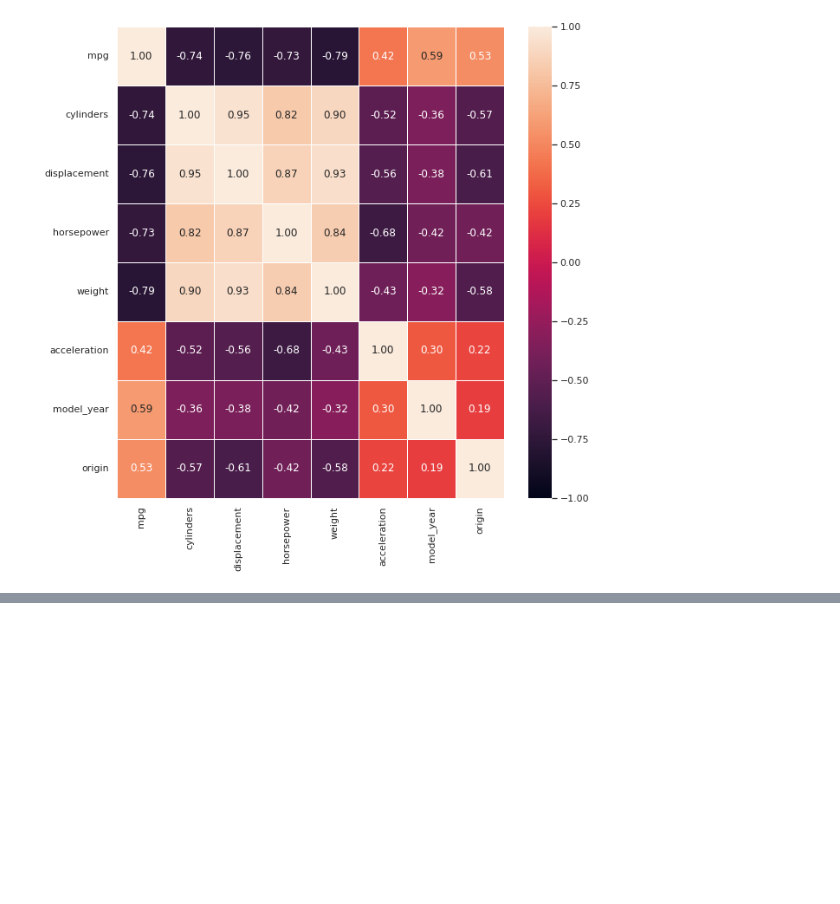
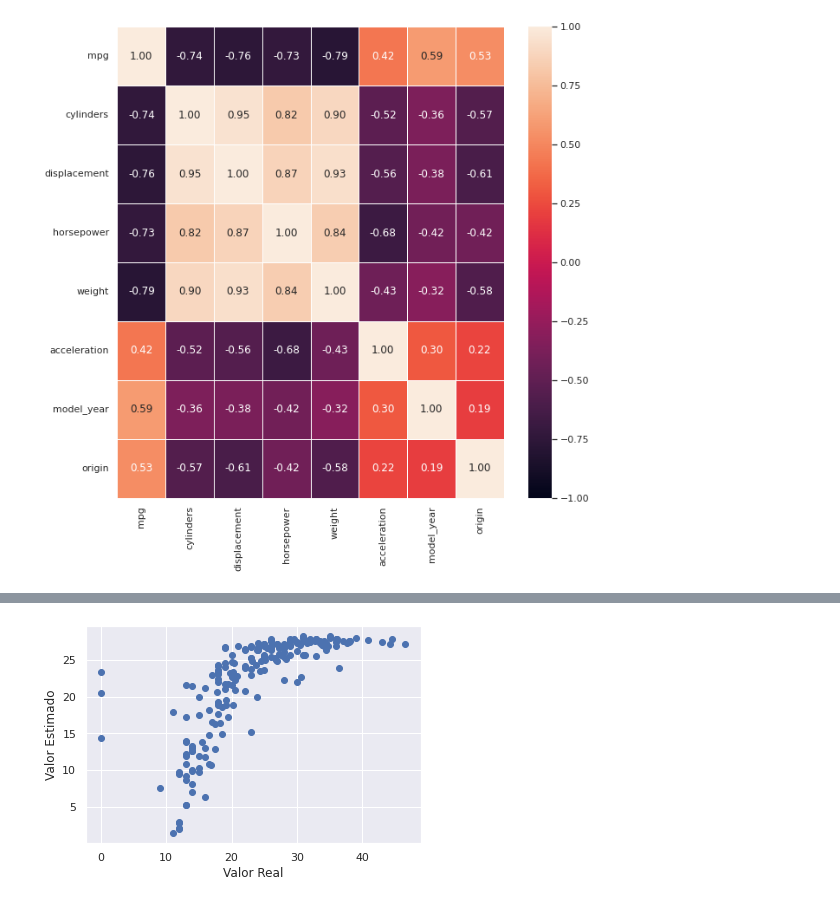
Before and after one commit to WillianCella/ModelosDeAprendizadoSupervisionado2, a Jupyter notebook: Trabalho_2_–_Modelos_de_Aprendizado_Supervisionado_RegressaoLinear.ipynb, the cells around one changed output, grey strips where cells are left out. Saved outputs shown, nothing was run; the diff lists cells and outputs as text; code cells hidden in the pictures; blank space fills up the shorter version.

```diff
--- a/Trabalho_2_–_Modelos_de_Aprendizado_Supervisionado_RegressaoLinear.ipynb
+++ b/Trabalho_2_–_Modelos_de_Aprendizado_Supervisionado_RegressaoLinear.ipynb
@@ -138,0 +242,82 @@ array([-3.50463412])
+# %%
+#aplicando modelos de Machine Learning para realizar a estimação
+
+#1º passo, separando treino e teste
+x_treino, x_teste, y_treino, y_teste = train_test_split(NovaBase, mpg, test_size=0.5, random_state=10,shuffle=True)
+
+# SVM
+from sklearn.svm import SVR
+svr = SVR(kernel='poly', C=100)
+svr.fit(x_treino,y_treino)
+print ("                      SVR")
+print ("Coef. Det. sobre o treino: ",svr.score(x_treino,y_treino)) #obtendo o coeficiente de determinação do modelo
+
+print ("\nTodas as variáveis sobre o conjunto de teste")
+print ("Coef. Det. sobre o teste: ",svr.score(x_teste,y_teste)) #obtendo o coeficiente de determinação do modelo
+predict = svr.predict(x_teste)
+print ("Análise de Resíduos")
+print ("Erro médio quadrático (MSE): ", mean_squared_error(y_teste,predict,squared=True))
+print ("Raiz quadrada do Erro médio quadrático (RMSE): ", mean_squared_error(y_teste,predict,squared=False))
+print ("Erro médio absoluto (MAE): ", mean_absolute_error(y_teste,predict))
+print ("\n\n\n")
+
+plt.scatter(y_teste,predict)
+plt.xlabel("Valor Real") #variável explicativa
+plt.ylabel("Valor Estimado") #variável dependente
+plt.show()
+
+
+# KNN
+from sklearn.neighbors import KNeighborsRegressor
+KNN = KNeighborsRegressor(n_neighbors=50,weights='distance')
+KNN.fit(x_treino,y_treino)
+print ("                      KNN")
+print ("Coef. Det. sobre o treino: ",KNN.score(x_treino,y_treino)) #obtendo o coeficiente de determinação do modelo
+
+print ("\nTodas as variáveis sobre o conjunto de teste")
+print ("Coef. Det. sobre o teste: ",KNN.score(x_teste,y_teste)) #obtendo o coeficiente de determinação do modelo
+predict = KNN.predict(x_teste)
+print ("Análise de Resíduos")
+print ("Erro médio quadrático (MSE): ", mean_squared_error(y_teste,predict,squared=True))
+print ("Raiz quadrada do Erro médio quadrático (RMSE): ", mean_squared_error(y_teste,predict,squared=False))
+print ("Erro médio absoluto (MAE): ", mean_absolute_error(y_teste,predict))
+print ("\n\n\n")
+
+#RANDOM FOREST
+from sklearn.ensemble import RandomForestRegressor
+RFR = RandomForestRegressor(max_depth=5,n_estimators=100)
+RFR.fit(x_treino,y_treino)
+print ("                 RANDOM FOREST")
+print ("Coef. Det. sobre o treino: ",RFR.score(x_treino,y_treino)) #obtendo o coeficiente de determinação do modelo
+
+print ("\nTodas as variáveis sobre o conjunto de teste")
+print ("Coef. Det. sobre o teste: ",RFR.score(x_teste,y_teste)) #obtendo o coeficiente de determinação do modelo
+predict = RFR.predict(x_teste)
+print ("Análise de Resíduos")
+print ("Erro médio quadrático (MSE): ", mean_squared_error(y_teste,predict,squared=True))
+print ("Raiz quadrada do Erro médio quadrático (RMSE): ", mean_squared_error(y_teste,predict,squared=False))
+print ("Erro médio absoluto (MAE): ", mean_absolute_error(y_teste,predict))
+print ("\n\n\n")
+
+
+#Multilayer Perceptron
+from sklearn.neural_network import MLPRegressor
+MLP = MLPRegressor(hidden_layer_sizes=(100,50), activation='relu', solver='adam', alpha=0.0001, max_iter=200)
+MLP.fit(x_treino,y_treino)
+print ("                      MLP")
+print ("Coef. Det. sobre o treino: ",MLP.score(x_treino,y_treino)) #obtendo o coeficiente de determinação do modelo
+
+print ("\nTodas as variáveis sobre o conjunto de teste")
+print ("Coef. Det. sobre o teste: ",MLP.score(x_teste,y_teste)) #obtendo o coeficiente de determinação do modelo
+predict = MLP.predict(x_teste)
+print ("Análise de Resíduos")
+print ("Erro médio quadrático (MSE): ", mean_squared_error(y_teste,predict,squared=True))
+print ("Raiz quadrada do Erro médio quadrático (RMSE): ", mean_squared_error(y_teste,predict,squared=False))
+print ("Erro médio absoluto (MAE): ", mean_absolute_error(y_teste,predict))
+print ("\n\n\n")
+
+plt.scatter(y_teste,predict)
+plt.xlabel("Valor Real") #variável explicativa
+plt.ylabel("Valor Estimado") #variável dependente
+plt.show()
+# %% [output]
@@ -138,0 +333 @@ array([-3.50463412])
+[figure, added]
```
Also changed, not shown: parts of 11 cells of this notebook.
